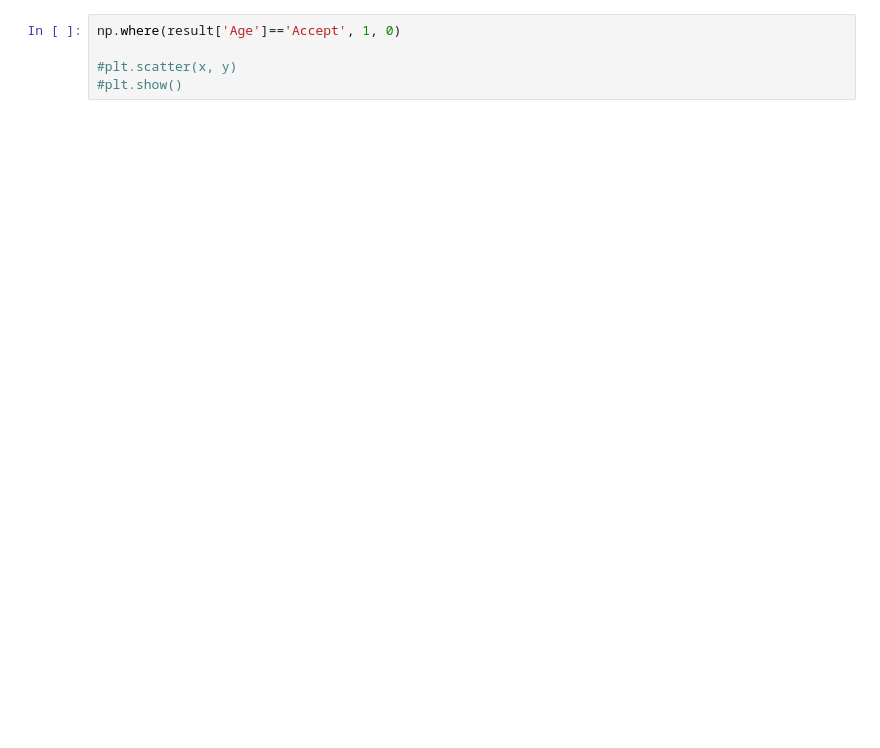
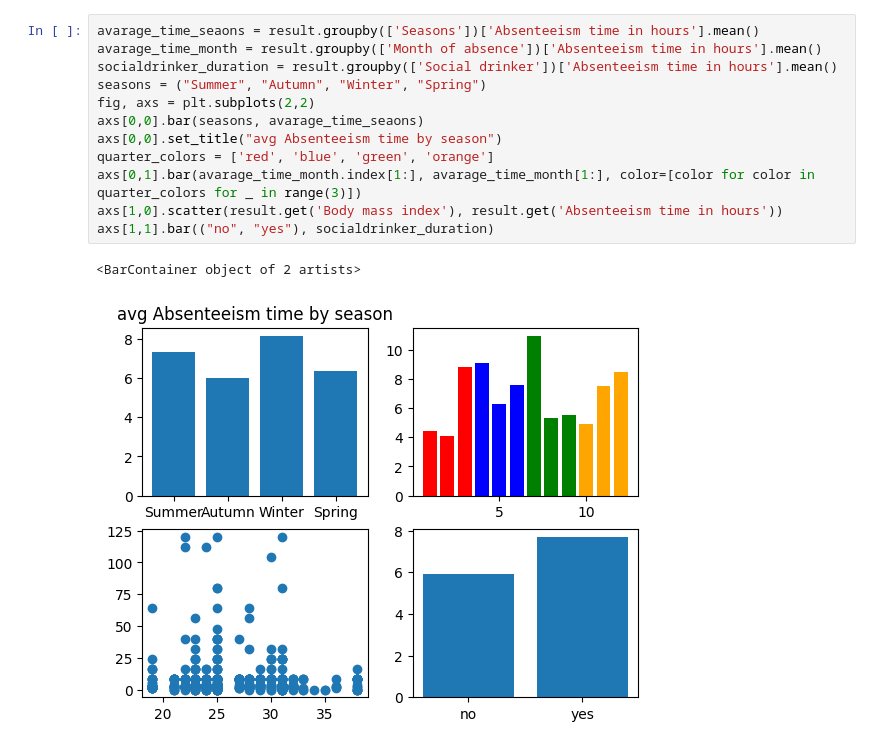
Before and after one commit to ProCoderMatt/OU-Machine-Learning, a Jupyter notebook: ML-Project-Notebook.ipynb, the cells around one changed output. Saved outputs shown, nothing was run; the diff lists cells and outputs as text; blank space fills up the shorter version.

```diff
--- a/ML-Project-Notebook.ipynb
+++ b/ML-Project-Notebook.ipynb
@@ -76,6 +61,16 @@ Total records in csv: 740
 10 rows × 21 columns
-# %%
-np.where(result['Age']=='Accept', 1, 0)
-
-#plt.scatter(x, y)
-#plt.show()
+# %%
+avarage_time_seaons = result.groupby(['Seasons'])['Absenteeism time in hours'].mean()
+avarage_time_month = result.groupby(['Month of absence'])['Absenteeism time in hours'].mean()
+socialdrinker_duration = result.groupby(['Social drinker'])['Absenteeism time in hours'].mean()
+seasons = ("Summer", "Autumn", "Winter", "Spring")
+fig, axs = plt.subplots(2,2)
+axs[0,0].bar(seasons, avarage_time_seaons)
+axs[0,0].set_title("avg Absenteeism time by season")
+quarter_colors = ['red', 'blue', 'green', 'orange']
+axs[0,1].bar(avarage_time_month.index[1:], avarage_time_month[1:], color=[color for color in quarter_colors for _ in range(3)])
+axs[1,0].scatter(result.get('Body mass index'), result.get('Absenteeism time in hours'))
+axs[1,1].bar(("no", "yes"), socialdrinker_duration)
+# %% [output]
+<BarContainer object of 2 artists>
+[figure, added]
```
Also changed, not shown: parts of 7 cells of this notebook.
